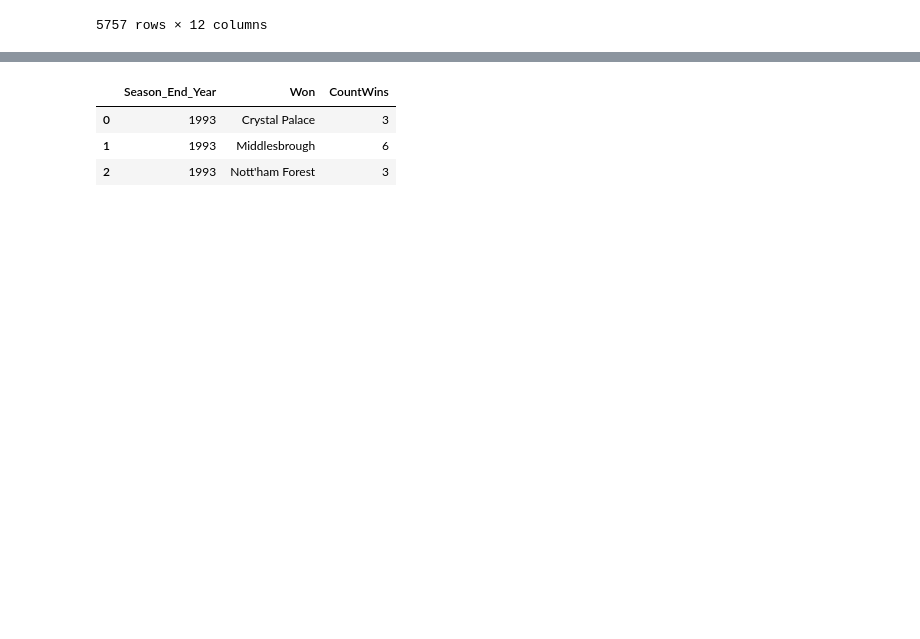
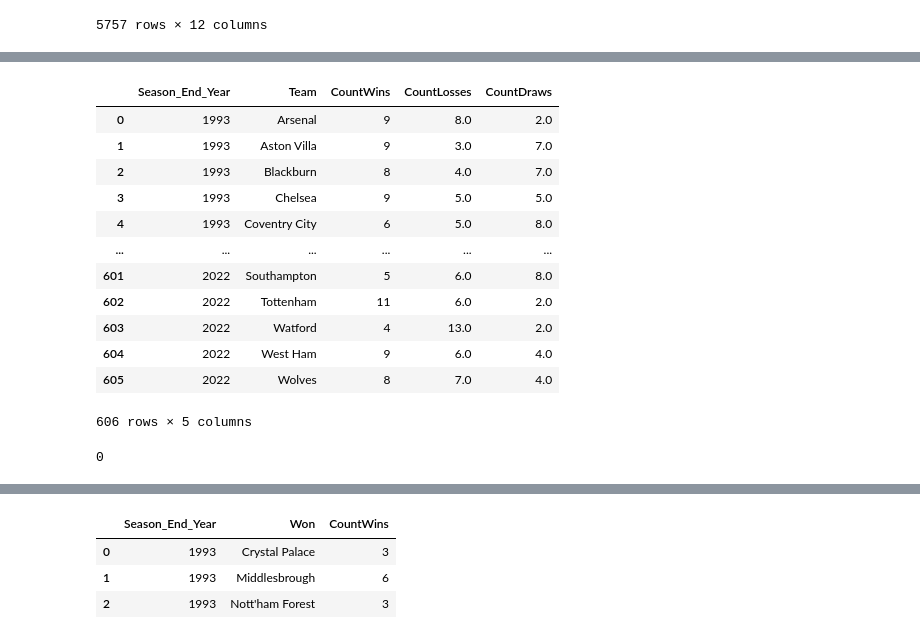
Before and after one commit to Ibraam-Nashaat/Premier-League-Analysis, a Jupyter notebook: Naive Bayes.ipynb, the cells around one changed output, grey strips where cells are left out. Saved outputs shown, nothing was run; the diff lists cells and outputs as text; code cells hidden in the pictures; blank space fills up the shorter version.

```diff
--- a/Naive Bayes.ipynb
+++ b/Naive Bayes.ipynb
@@ -101,0 +184,23 @@ Relegated
+# %%
+Merged['CountDraws_x']=Merged['CountDraws_x']+Merged['CountDraws_y']
+Merged.drop('CountDraws_y', inplace=True, axis=1)
+Merged.rename(columns = {'CountDraws_x':'CountDraws'}, inplace = True)
+Merged
+# %% [output]
+|  | Season_End_Year | Team | CountWins | CountLosses | CountDraws |
+| 0 | 1993 | Arsenal | 9 | 8.0 | 2.0 |
+| 1 | 1993 | Aston Villa | 9 | 3.0 | 7.0 |
+| 2 | 1993 | Blackburn | 8 | 4.0 | 7.0 |
+| 3 | 1993 | Chelsea | 9 | 5.0 | 5.0 |
+| 4 | 1993 | Coventry City | 6 | 5.0 | 8.0 |
+| ... | ... | ... | ... | ... | ... |
+| 601 | 2022 | Southampton | 5 | 6.0 | 8.0 |
+| 602 | 2022 | Tottenham | 11 | 6.0 | 2.0 |
+| 603 | 2022 | Watford | 4 | 13.0 | 2.0 |
+| 604 | 2022 | West Ham | 9 | 6.0 | 4.0 |
+| 605 | 2022 | Wolves | 8 | 7.0 | 4.0 |
+606 rows × 5 columns
+# %%
+Merged.isnull().values.sum()
+# %% [output]
+0
```
Also changed, not shown: parts of 11 cells of this notebook.
